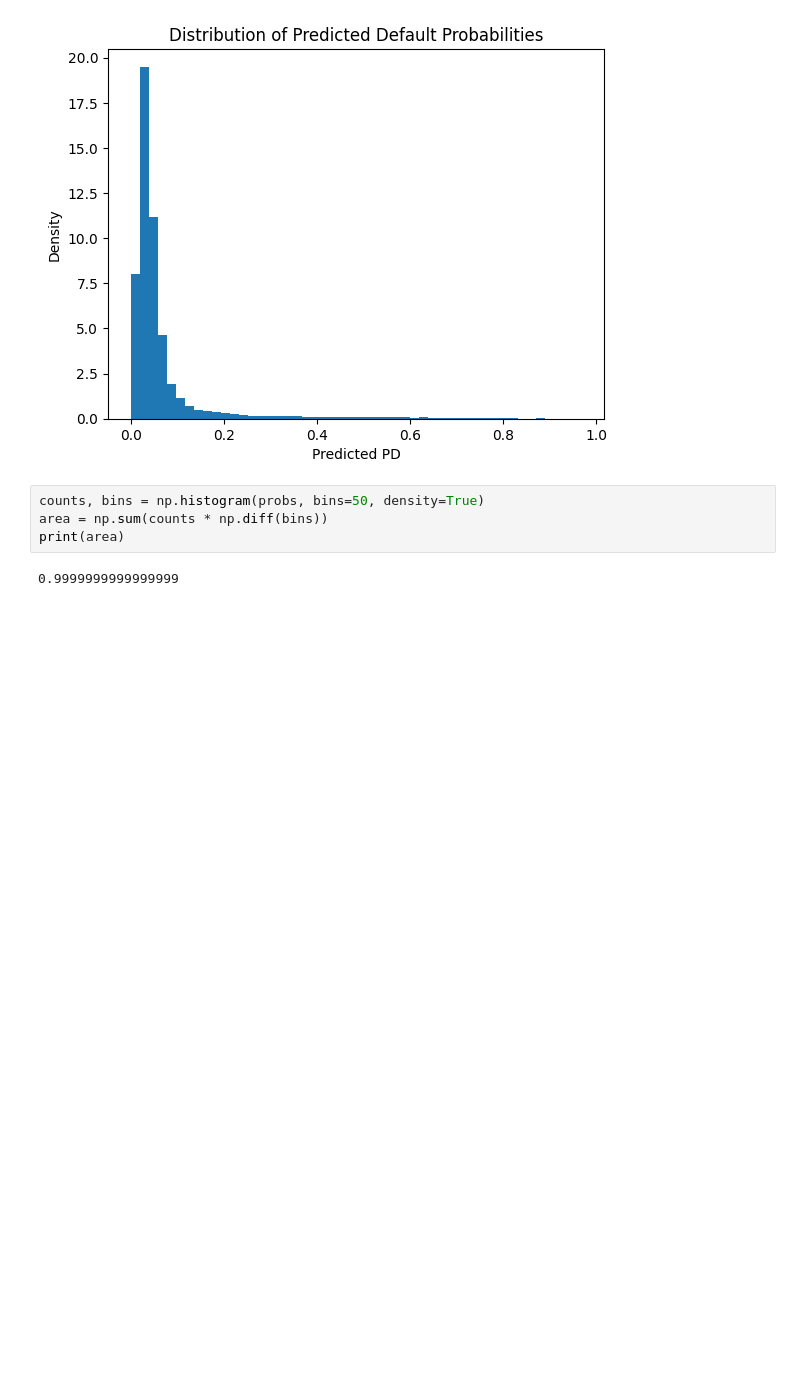
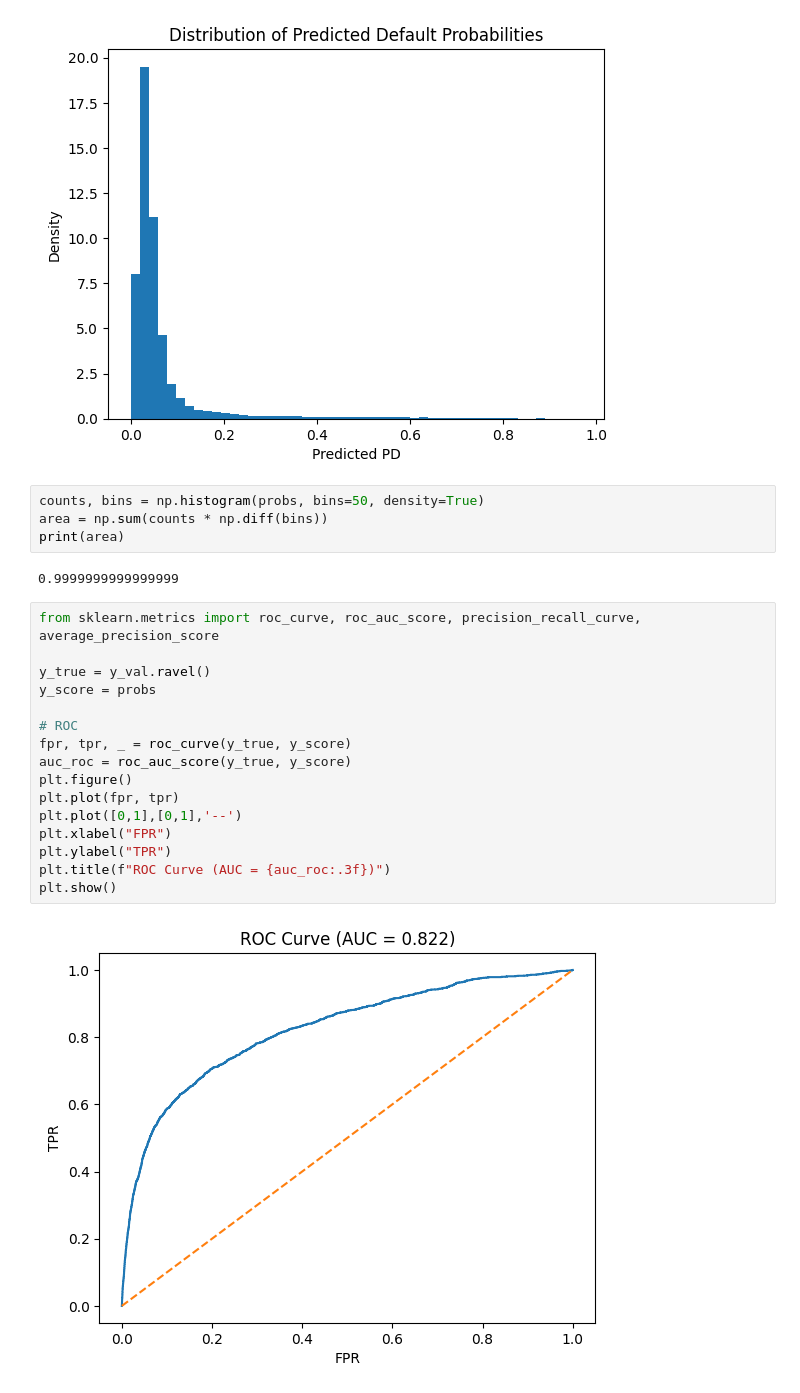
Before and after one commit to EsauCervantes/risk-modeling, a Jupyter notebook: model.ipynb, the cells around one changed output. Saved outputs shown, nothing was run; the diff lists cells and outputs as text; blank space fills up the shorter version.

```diff
--- a/model.ipynb
+++ b/model.ipynb
@@ -187,3 +187,21 @@ area = np.sum(counts * np.diff(bins))
 print(area)
 # %% [output]
 0.9999999999999999
+# %%
+from sklearn.metrics import roc_curve, roc_auc_score, precision_recall_curve, average_precision_score
+
+y_true = y_val.ravel()
+y_score = probs
+
+# ROC
+fpr, tpr, _ = roc_curve(y_true, y_score)
+auc_roc = roc_auc_score(y_true, y_score)
+plt.figure()
+plt.plot(fpr, tpr)
+plt.plot([0,1],[0,1],'--')
+plt.xlabel("FPR")
+plt.ylabel("TPR")
+plt.title(f"ROC Curve (AUC = {auc_roc:.3f})")
+plt.show()
+# %% [output]
+[figure, added]
```
Also changed, not shown: parts of 2 cells of this notebook.
